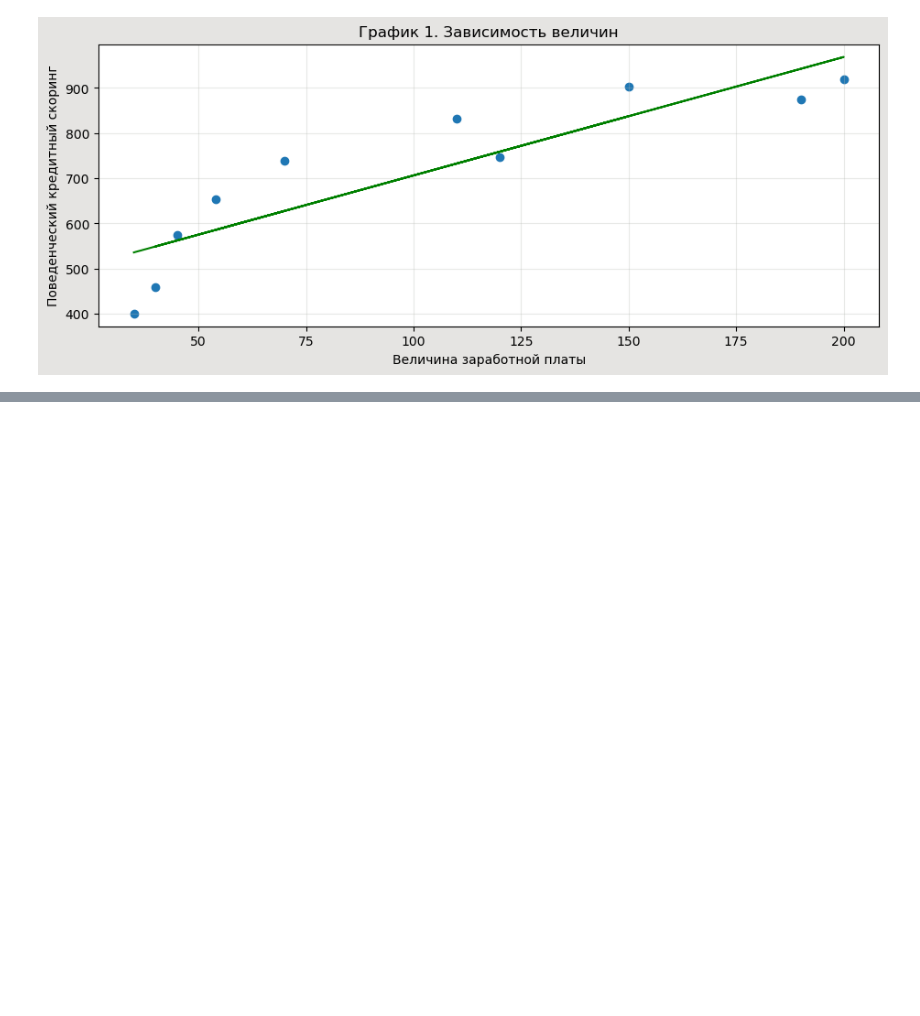
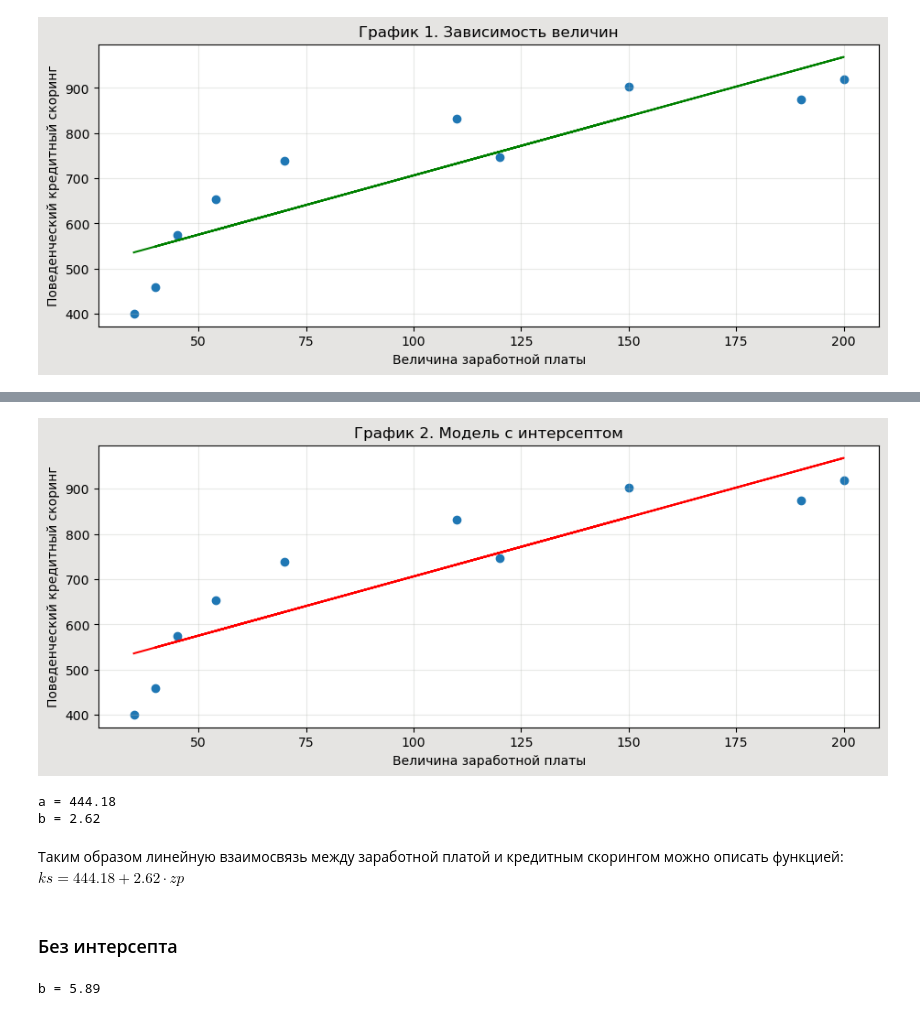
Before and after one commit to ASN-RF/Probability-theory_DZ, a Jupyter notebook: DZ_Sem_9.ipynb, the cells around one changed output, grey strips where cells are left out. Cells and saved outputs as stored; diff of their text form; code cells hidden in the pictures; blank space fills up the shorter version.

```diff
--- a/DZ_Sem_9.ipynb
+++ b/DZ_Sem_9.ipynb
@@ -72,3 +79,0 @@ plt.show()
-# %%
-x = np.array([35, 45, 190, 200, 40, 70, 54, 150, 120, 110])
-y = np.array([401, 574, 874, 919, 459, 739, 653, 902, 746, 832])
@@ -77,0 +80,33 @@ y = np.array([401, 574, 874, 919, 459, 739, 653, 902, 746, 832])
+# %%
+# Графически отобразим полученные результаты
+plt.figure(figsize=(11, 4)).set_facecolor('#E5E4E2')
+plt.scatter(x,y)
+plt.title('График 2. Модель с интерсептом')
+plt.xlabel('Величина заработной платы')
+plt.ylabel('Поведенческий кредитный скоринг', rotation=90)
+plt.grid(color='#B5B8B1', alpha=0.30)
+plt.plot(x, 444.18+2.62*x, c='r')
+plt.show()
+# %% [output]
+[figure, added]
+# %%
+# Проверим с помощью библиотеки sklearn
+model_intersept = LinearRegression().fit(x.reshape(-1, 1), y)
+a = model_intersept.intercept_
+b = model_intersept.coef_[0]
+print(f"a = {round(a,2)}\nb = {round(b,2)}")
+# %% [output]
+a = 444.18
+b = 2.62
+# %% [markdown]
+Таким образом линейную взаимосвязь между заработной платой и кредитным скорингом можно описать функцией:<br>
+<b>$ks=444.18+2.62\cdot zp$</b>
+# %% [markdown]
+### Без интерсепта
+# %%
+# Из условия задачи, предположим, что связь между величинами можем описать по Модели (2), тогда коэффициент b найдем по
+# формуле (3)
+b = np.sum(x*y) / sum(np.square(x))
+print(f'b = {round(b,2)}') #y = 5.89*x
+# %% [output]
+b = 5.89
```
Also changed, not shown: parts of 30 cells of this notebook.
